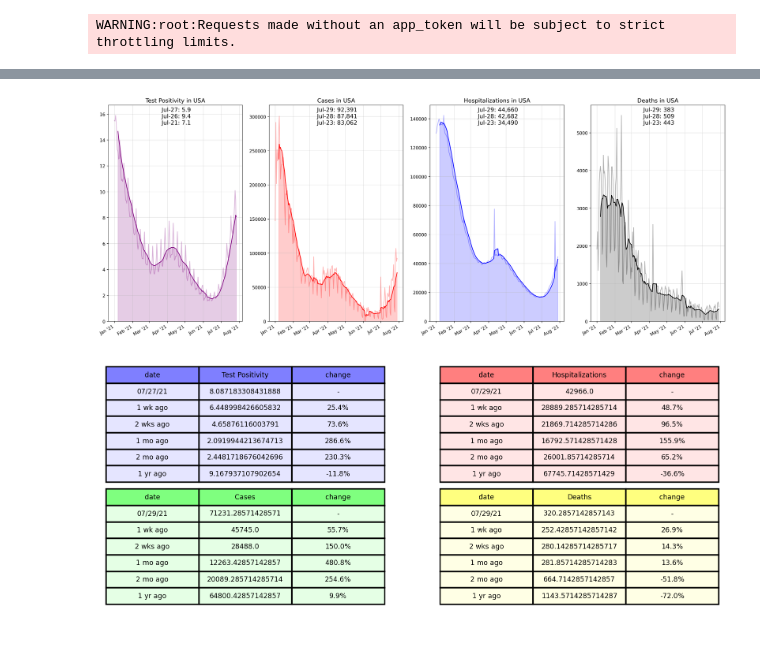
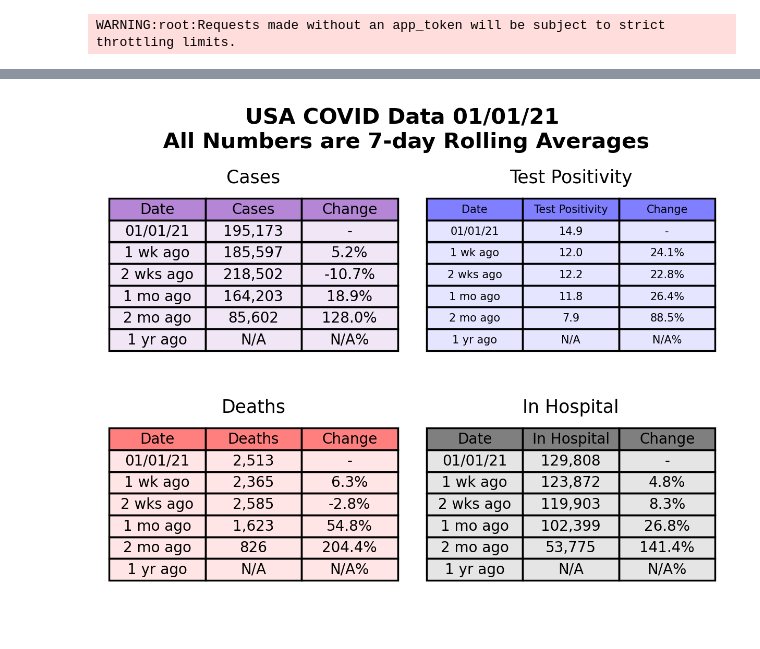
Before and after one commit to jonahdf/covid-twitter-bot, a Jupyter notebook: main.ipynb, the cells around one changed output, grey strips where cells are left out. Saved outputs shown, nothing was run; the diff lists cells and outputs as text; code cells hidden in the pictures.

```diff
--- a/main.ipynb
+++ b/main.ipynb
@@ -68,4 +134,4 @@ def plot_four(region="USA", start_date=pd.Timestamp(2020,1,1), end_date=pd.Times
 # %%
-plot_four(start_date=pd.Timestamp(2021,1,1))
+plot_tables(end_date=pd.Timestamp(2021,1,1))
 # %% [output]
-[figure, old version]
+[figure, new version]
@@ -115,4 +137,0 @@ def plot_tables(region="USA", start_date=pd.Timestamp(2020,1,1), end_date=pd.Tim
-# %%
-plot_tables()
-# %% [output]
-[figure, removed]
```
Also changed, not shown: parts of 6 cells of this notebook, 28 other files.
